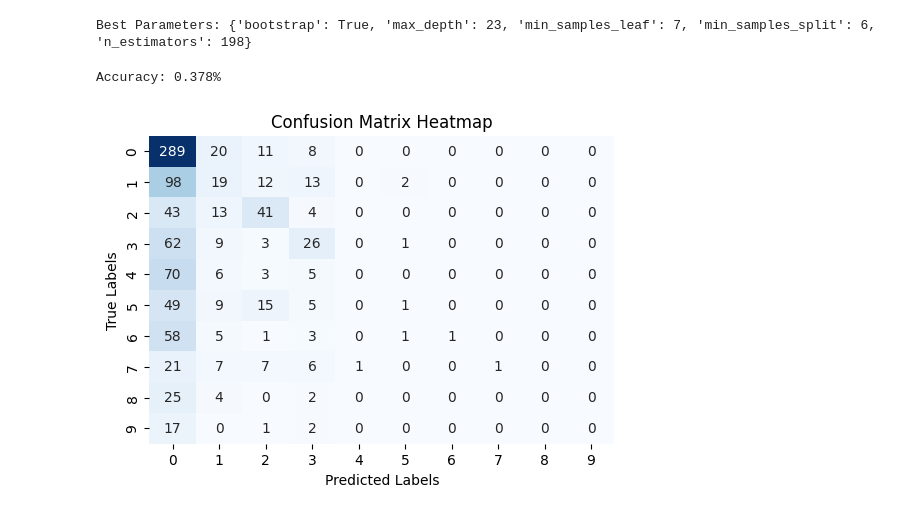
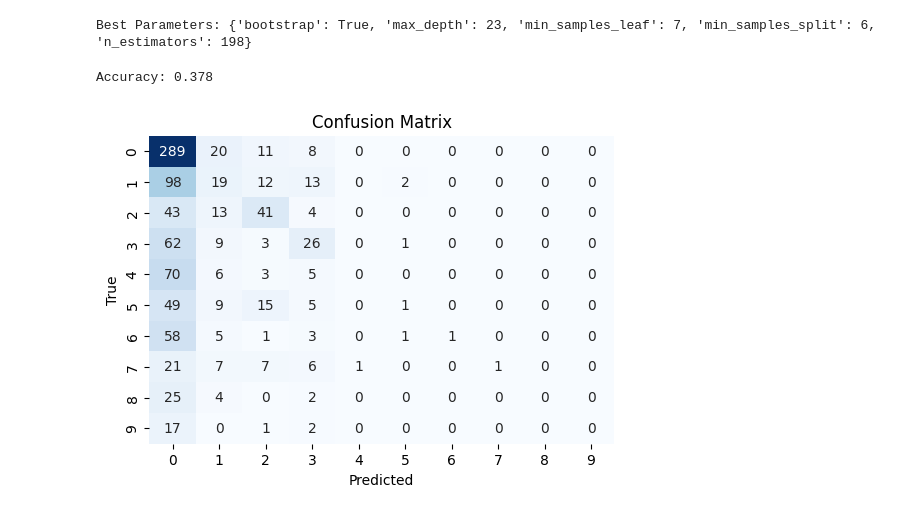
Before and after one commit to lindyjc/539-crime-busters, a Jupyter notebook: random_forest_baseline.ipynb, the cells around one changed output. Cells and saved outputs as stored; diff of their text form; code cells hidden in the pictures.

```diff
--- a/random_forest_baseline.ipynb
+++ b/random_forest_baseline.ipynb
@@ -57,22 +57,21 @@ Best Parameters: {'bootstrap': True, 'max_depth': 23, 'min_samples_leaf': 7, 'mi
 # %%
 #evaluate random search cv
 best_rf = search.best_estimator_
 best_rf.fit(X_train, y_train)
 y_pred = best_rf.predict(X_test)
 
 accuracy = accuracy_score(y_test, y_pred)
-print(f'Accuracy: {accuracy}%')
+print(f'Accuracy: {accuracy}')
 
 conf_matrix = confusion_matrix(y_test, y_pred)
 
 plt.figure(figsize=(6, 4))
 sns.heatmap(conf_matrix, annot=True, fmt='g', cmap='Blues', cbar=False)
 
-plt.title('Confusion Matrix Heatmap')
-plt.xlabel('Predicted Labels')
-plt.ylabel('True Labels')
+plt.title('Confusion Matrix')
+plt.xlabel('Predicted')
+plt.ylabel('True')
 plt.show()
-# conf_matrix
 # %% [output]
-Accuracy: 0.378%
+Accuracy: 0.378
-[figure, old version]
+[figure, new version]
```
